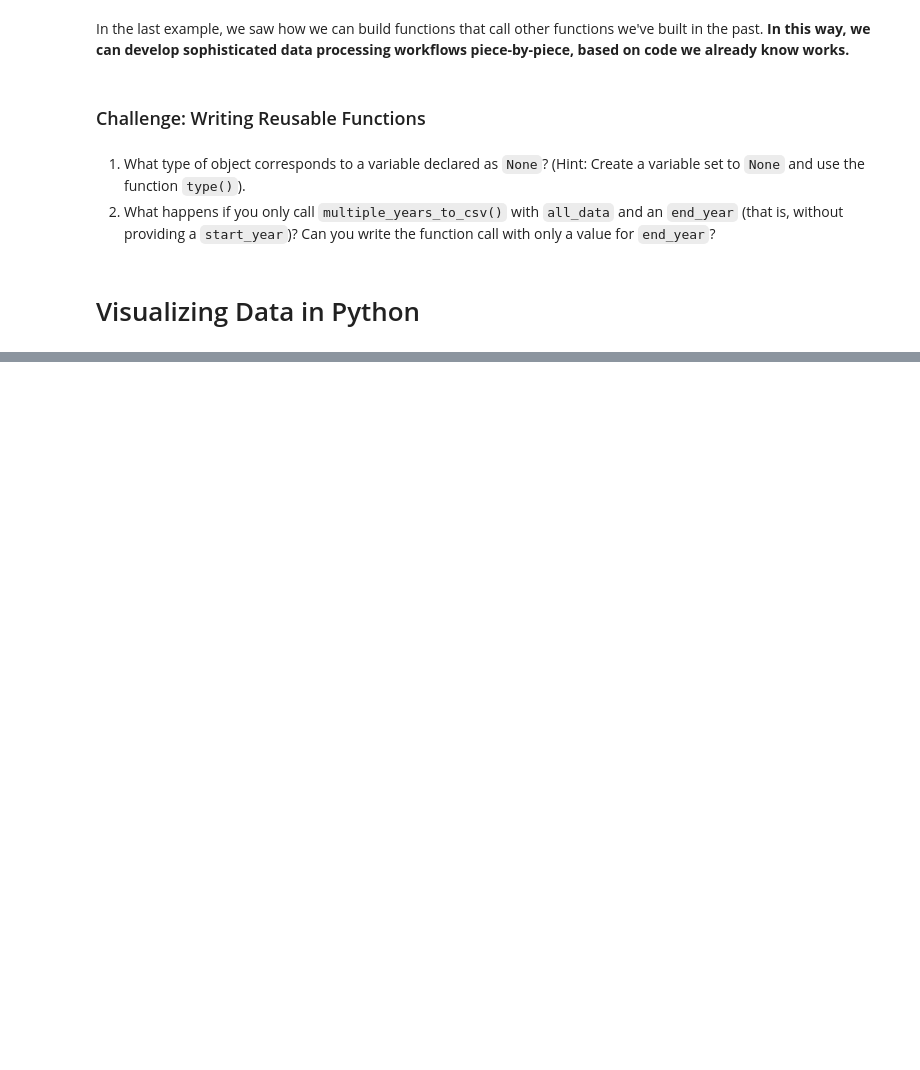
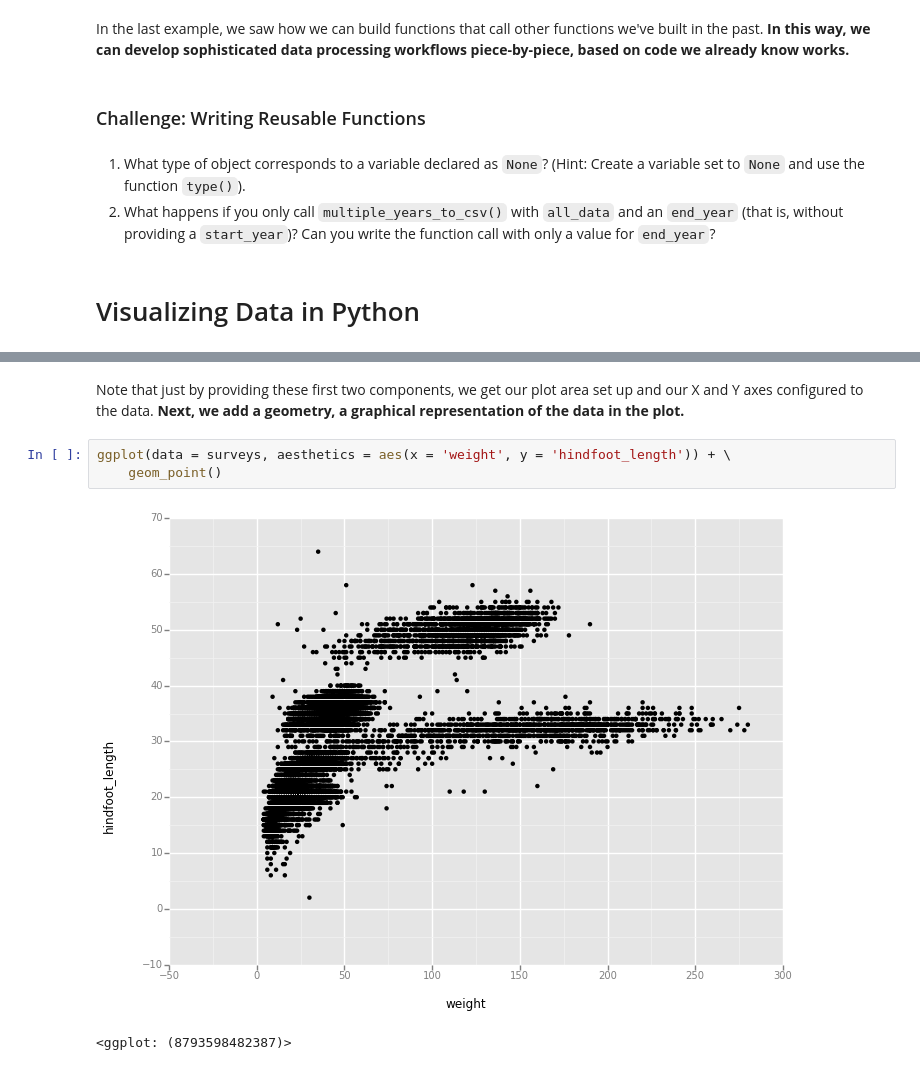
Before and after one commit to arthur-e/swc-workshop, a Jupyter notebook: python-ecology/Python-Intro-Ecology.ipynb, the cells around one changed output, grey strips where cells are left out. Drawn from its saved outputs; the diff is of its cells as text; blank space fills up the shorter version.

```diff
--- a/python-ecology/Python-Intro-Ecology.ipynb
+++ b/python-ecology/Python-Intro-Ecology.ipynb
@@ -1512,0 +1544,8 @@ In the last example, we saw how we can build functions that call other functions
+# %% [markdown]
+Note that just by providing these first two components, we get our plot area set up and our X and Y axes configured to the data. **Next, we add a geometry, a graphical representation of the data in the plot.**
+# %%
+ggplot(data = surveys, aesthetics = aes(x = 'weight', y = 'hindfoot_length')) + \
+    geom_point()
+# %% [output]
+[figure, added]
+<ggplot: (8793598482387)>
```
Also changed, not shown: parts of 9 cells of this notebook, 1 other file.
